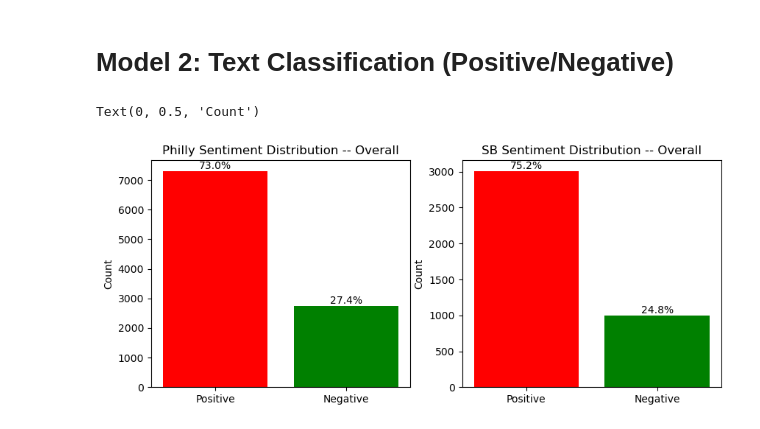
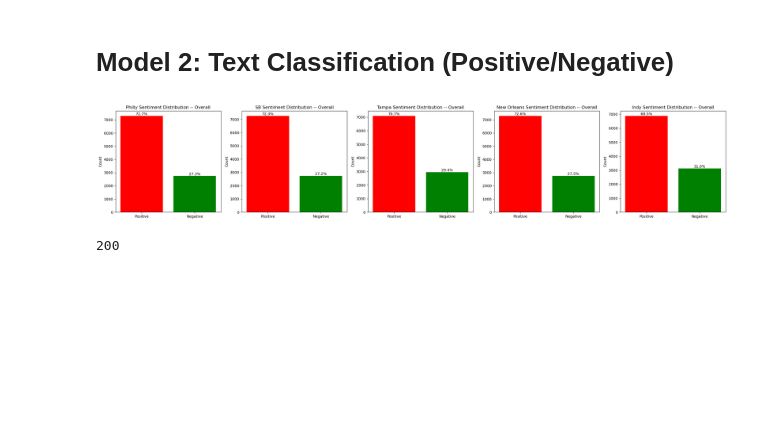
Before and after one commit to ptong2556/RestaurantReviewAnalyzer, a Jupyter notebook: CityDiversity/sentiment_visualizations.ipynb, the cells around one changed output. Cells and saved outputs as stored; diff of their text form; code cells hidden in the pictures; blank space fills up the shorter version.

```diff
--- a/CityDiversity/sentiment_visualizations.ipynb
+++ b/CityDiversity/sentiment_visualizations.ipynb
@@ -59,10 +61,22 @@ sb
 # %% [markdown]
 ## Model 1: Text Classification (Emotion)
 # %%
-with open('philly_emotion_classification.json') as json_data:
+with open('sentiment_classifications/philly_emotion_classification.json') as json_data:
     data = json.load(json_data)
     philly_emotion = pd.DataFrame(data)
 
-with open('sb_emotion_classification.json') as json_data:
+with open('sentiment_classifications/sb_emotion_classification.json') as json_data:
     data = json.load(json_data)
     sb_emotion = pd.DataFrame(data)
+# %%
+with open('sentiment_classifications/indianapolis_emotion_classification.json') as json_data:
+    data = json.load(json_data)
+    indy_emotion = pd.DataFrame(data)
+
+with open('sentiment_classifications/new_orleans_emotion_classification.json') as json_data:
+    data = json.load(json_data)
+    newo_emotion = pd.DataFrame(data)
+
+with open('sentiment_classifications/tampa_emotion_classification.json') as json_data:
+    data = json.load(json_data)
+    tampa_emotion = pd.DataFrame(data)
@@ -213,29 +185,19 @@ sb_revs["classification"]= sb_revs.apply(lambda x: x['classification'].replace('
 # %%
-philly= philly_revs
-fig, axes = plt.subplots(ncols=2, figsize=(10, 4))
-ax1,ax2= axes
-counts = philly['classification'].value_counts()
-category_percentages = counts / len(sb) * 100
-bars = ax1.bar(counts.index, counts, color=['red', 'green', 'blue', 'purple','orange','yellow'])
-for bar, percentage in zip(bars, category_percentages):
-    yval = bar.get_height()
-    ax1.text(bar.get_x() + bar.get_width()/2, yval + 0.1, f'{percentage:.1f}%', ha='center', va='bottom')
-title = 'Philly Sentiment Distribution -- Overall'
-
-ax1.set_title(title)
-ax1.set_ylabel('Count')
-
-sb = sb_revs
-counts = sb['classification'].value_counts()
-category_percentages = counts / len(sb) * 100
-bars = ax2.bar(counts.index, counts, color=['red', 'green', 'blue', 'purple','orange','yellow'])
-for bar, percentage in zip(bars, category_percentages):
-    yval = bar.get_height()
-    ax2.text(bar.get_x() + bar.get_width()/2, yval + 0.1, f'{percentage:.1f}%', ha='center', va='bottom')
-title = 'SB Emotion Distribution -- Overall'
-ax2.set_title(title)
-ax2.set_ylabel('Count')
-plt.show()
+def overall_posneg():
+    cities = [philly_revs, sb_revs, tampa_revs, newo_revs, indy_revs]
+    names = ['Philly', 'SB', 'Tampa', 'New Orleans', 'Indy']
+    fig2, axes2 = plt.subplots(ncols=5, nrows = 1, figsize=(30, 5))
+    for x in range(len(cities)):
+        counts = cities[x]['classification'].value_counts()
+        category_percentages = counts / len(philly) * 100
+        bars = axes2[x].bar(counts.index, counts, color=['red', 'green', 'blue', 'purple','orange','yellow'])
+        for bar, percentage in zip(bars, category_percentages):
+            yval = bar.get_height()
+            axes2[x].text(bar.get_x() + bar.get_width()/2, yval + 0.1, f'{percentage:.1f}%', ha='center', va='bottom')
+        title =str(names[x])+' Sentiment Distribution -- Overall'
+        axes2[x].set_title(title)
+        axes2[x].set_ylabel('Count')
+    plt.show()
+overall_posneg()
 # %% [output]
-Text(0, 0.5, 'Count')
-[figure, old version]
+[figure, new version]
@@ -258,2 +210,6 @@ sb_emotion['cuisine'] = cuisines
+# %%
+print(len(sb_revs.query("cuisine=='Chinese'")))
+# %% [output]
+200
 # %%
 def get_cuisine_visualization_posneg(cuisine):
```
Also changed, not shown: parts of 25 cells of this notebook.
